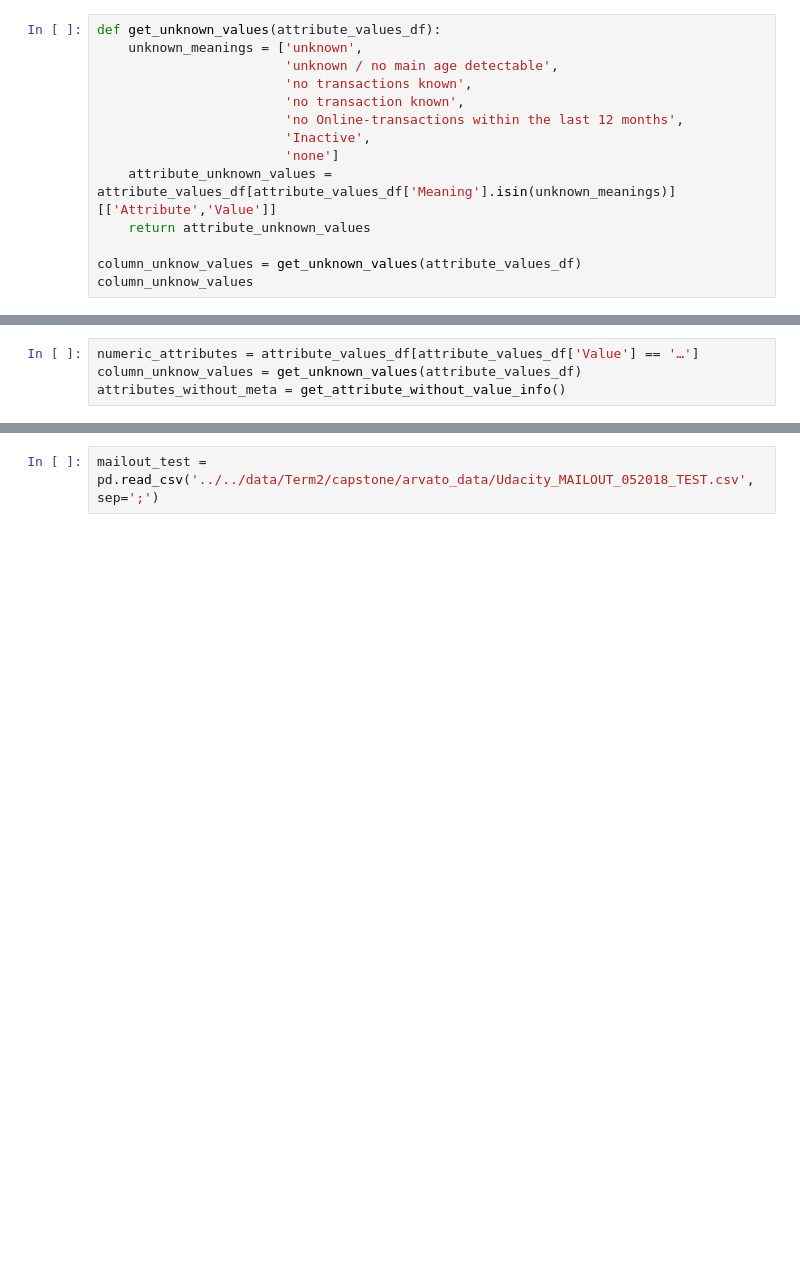
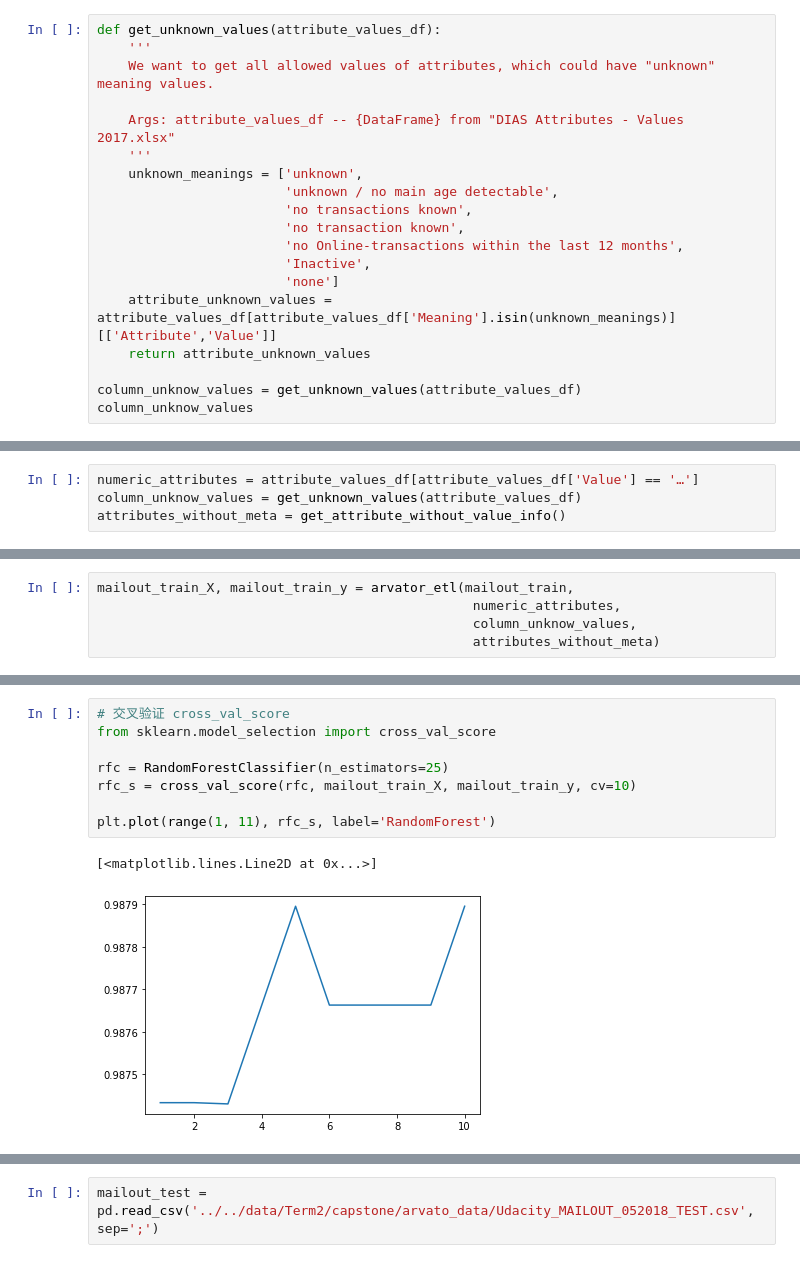
Before and after one commit to lqiang79/udacity_DSND_arvato, a Jupyter notebook: Arvato_Project_Workbook_zh.ipynb, the cells around one changed output, grey strips where cells are left out. Cells and saved outputs as stored; diff of their text form; blank space fills up the shorter version.

Commit message:
build ETL function; start RandomForestClassifier for step 3;

```diff
--- a/Arvato_Project_Workbook_zh.ipynb
+++ b/Arvato_Project_Workbook_zh.ipynb
@@ -455,6 +423,11 @@ meaning_se[meaning_se.str.contains('known', flags=re.IGNORECASE, regex=True)]
 dtype: object
 # %%
 def get_unknown_values(attribute_values_df):
+    '''
+    We want to get all allowed values of attributes, which could have "unknown" meaning values.
+
+    Args: attribute_values_df -- {DataFrame} from "DIAS Attributes - Values 2017.xlsx"
+    '''
     unknown_meanings = ['unknown',
                         'unknown / no main age detectable',
                         'no transactions known',
@@ -1491,0 +1535,5 @@ NameError: name 'cameo_columns_fillna' is not defined
+# %%
+mailout_train_X, mailout_train_y = arvator_etl(mailout_train,
+                                                numeric_attributes,
+                                                column_unknow_values,
+                                                attributes_without_meta)
@@ -1491,0 +1571,11 @@ NameError: name 'cameo_columns_fillna' is not defined
+# %%
+# 交叉验证 cross_val_score
+from sklearn.model_selection import cross_val_score
+
+rfc = RandomForestClassifier(n_estimators=25)
+rfc_s = cross_val_score(rfc, mailout_train_X, mailout_train_y, cv=10)
+
+plt.plot(range(1, 11), rfc_s, label='RandomForest')
+# %% [output]
+[<matplotlib.lines.Line2D at 0x...>]
+[figure, added]
```
Also changed, not shown: parts of 16 cells of this notebook, 1 other file.
